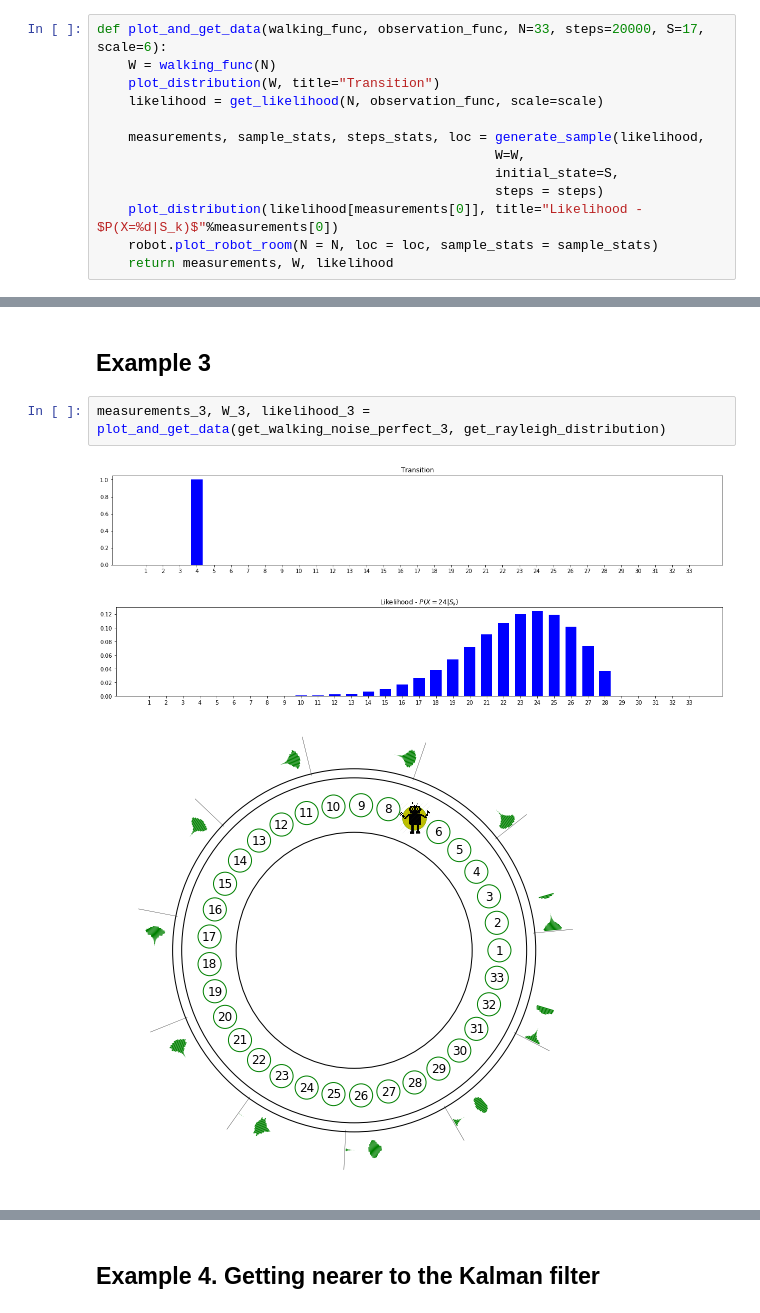
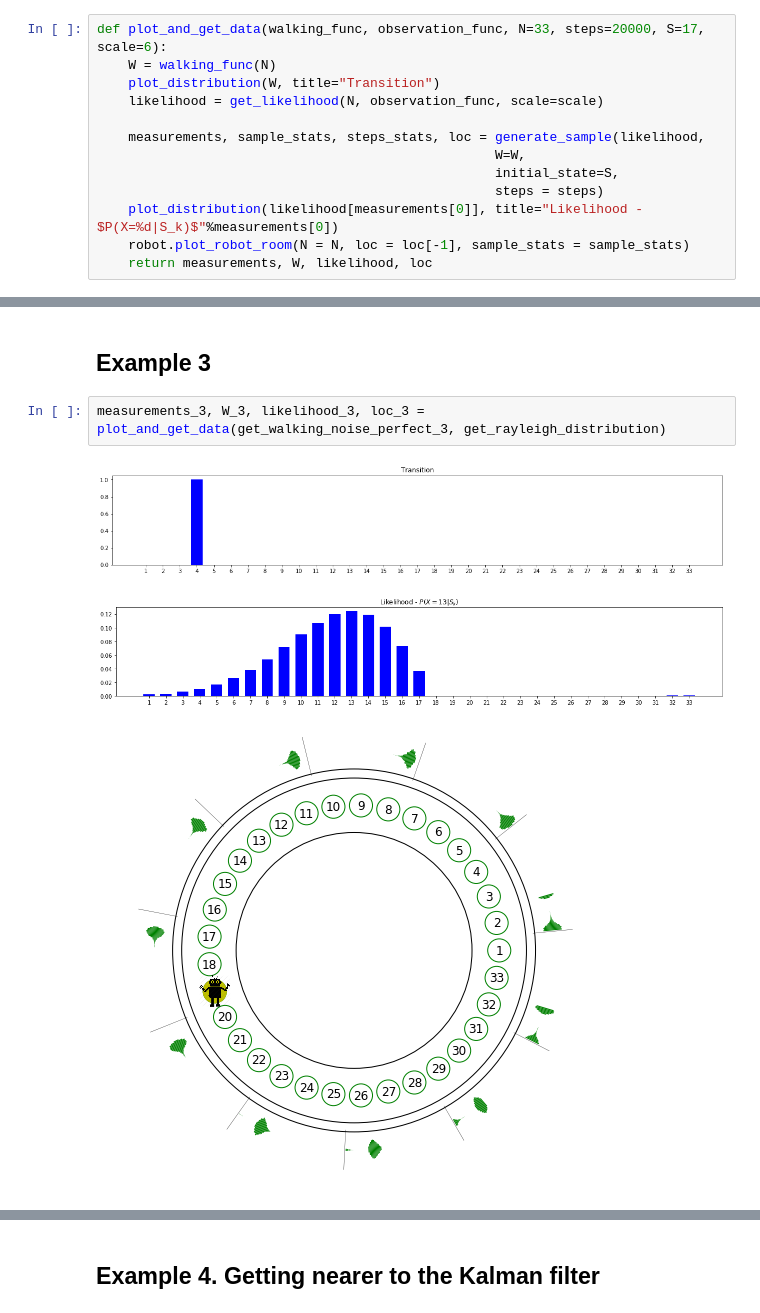
Before and after one commit to jganzabal/Kalman-as-Recursive-Bayesian-Estimation, a Jupyter notebook: 2_Additive noise Histogram Filters.ipynb, the cells around one changed output, grey strips where cells are left out. Saved outputs shown, nothing was run; the diff lists cells and outputs as text.

```diff
--- a/2_Additive noise Histogram Filters.ipynb
+++ b/2_Additive noise Histogram Filters.ipynb
@@ -178,8 +178,8 @@ def plot_and_get_data(walking_func, observation_func, N=33, steps=20000, S=17, s
                                                    initial_state=S,
                                                    steps = steps)
     plot_distribution(likelihood[measurements[0]], title="Likelihood - $P(X=%d|S_k)$"%measurements[0])
-    robot.plot_robot_room(N = N, loc = loc, sample_stats = sample_stats)
-    return measurements, W, likelihood
+    robot.plot_robot_room(N = N, loc = loc[-1], sample_stats = sample_stats)
+    return measurements, W, likelihood, loc
 # %% [markdown]
 ## Example 1
 - Rayleigh distribution
@@ -207,9 +209,9 @@ plot_interactive_histogram(measurements_2, W_2, likelihood_2, prior, 200, initia
 # %% [markdown]
 ## Example 3
 # %%
-measurements_3, W_3, likelihood_3 = plot_and_get_data(get_walking_noise_perfect_3, get_rayleigh_distribution)
+measurements_3, W_3, likelihood_3, loc_3 = plot_and_get_data(get_walking_noise_perfect_3, get_rayleigh_distribution)
 # %% [output]
 [figure]
-[figure, old version]
+[figure, new version]
-[figure, old version]
+[figure, new version]
 # %%
```
Also changed, not shown: parts of 7 cells of this notebook, 2 other files.
